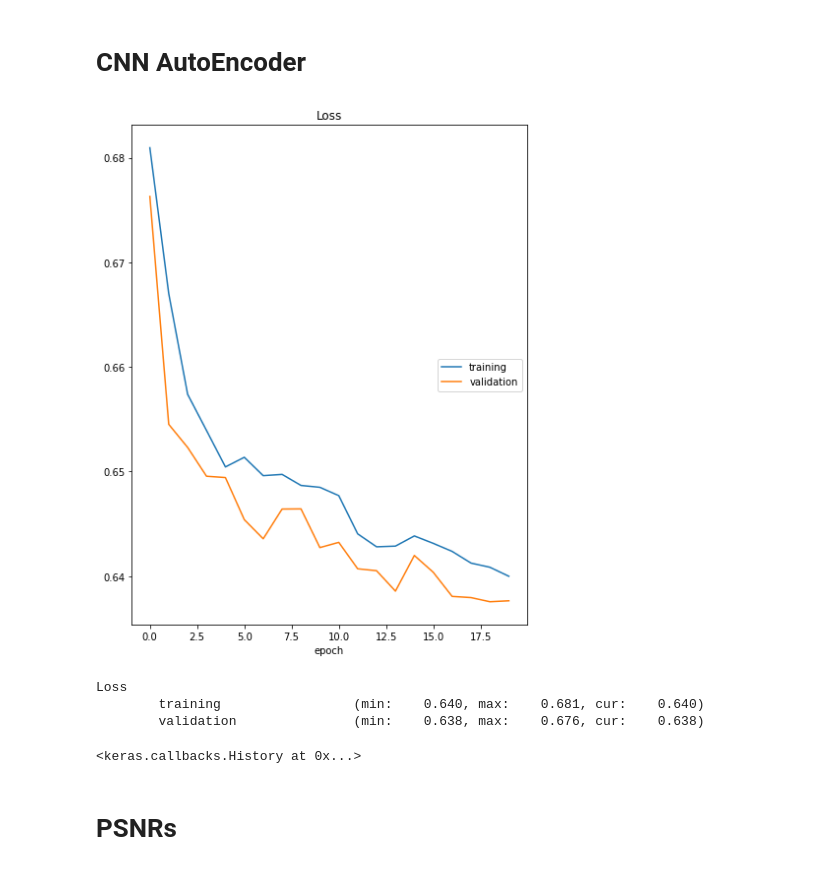
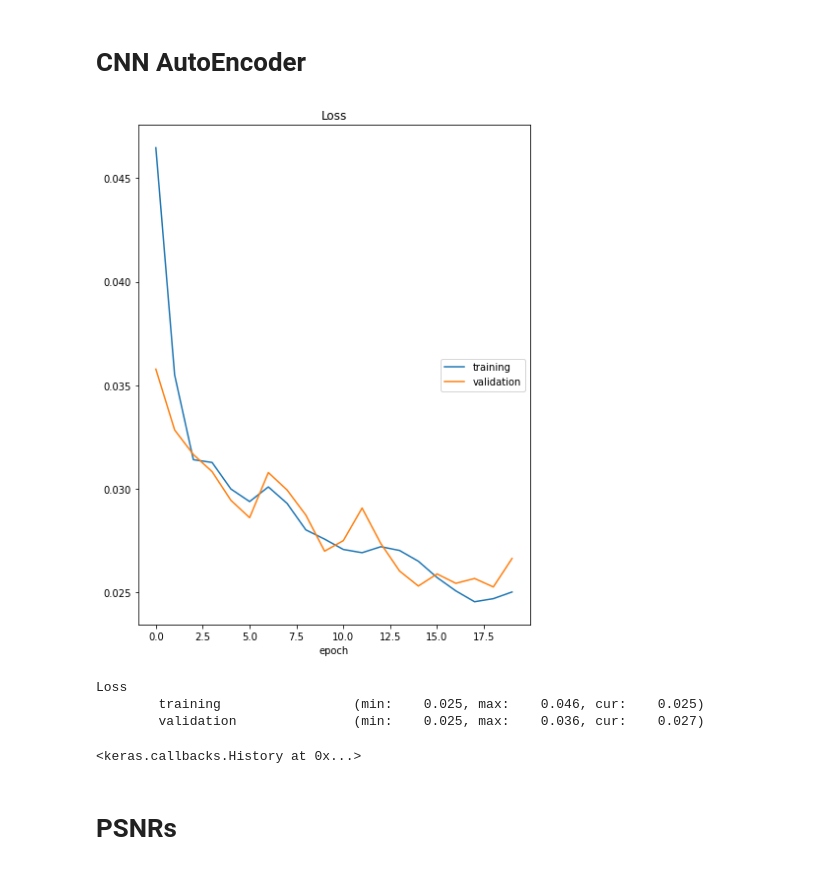
Before and after one commit to ali-kmirzaei/NN-and-DL, a Jupyter notebook: AutoEncoders.ipynb, the cells around one changed output. Cells and saved outputs as stored; diff of their text form; code cells hidden in the pictures.

```diff
--- a/AutoEncoders.ipynb
+++ b/AutoEncoders.ipynb
@@ -83,35 +83,36 @@ print(test_inputs.shape, test_outputs.shape)
 # %%
 EPOCHS = 20
 BATCH_SIZE = 64
 VALIDATION_SPLIT = 0.3
 LEARNING_RATE = 0.01
+LOSS = tf.keras.losses.MeanSquaredError()
 
 model = Sequential()
 model.add(Input((150,150,3)))
 # encoder network
 model.add(Conv2D(16, 3, activation= 'relu', padding='same'))
 model.add(MaxPooling2D(2, padding= 'same'))
 # decoder network
 model.add(Conv2D(16, 3, activation= 'relu', padding='same'))
 model.add(UpSampling2D(2))
 # output layer
 model.add(Conv2D(3, kernel_size=(3, 3), activation='sigmoid', padding= 'same'))
 
 OPT = Adam(learning_rate=LEARNING_RATE)
-model.compile(optimizer=OPT, loss='binary_crossentropy')
+model.compile(optimizer=OPT, loss=LOSS)
 print(model.summary())
 model.fit(train_inputs, train_outputs, epochs=EPOCHS, batch_size=BATCH_SIZE, validation_split=VALIDATION_SPLIT, callbacks=[PlotLossesKeras()], verbose=0)
 
 # ------------------------------------------------------------------------------
 # Results-Note!
 # Loss
-# 	training         	 (min:    0.640, max:    0.681, cur:    0.640)
-# 	validation       	 (min:    0.638, max:    0.676, cur:    0.638)
+# 	training         	 (min:    0.025, max:    0.046, cur:    0.025)
+# 	validation       	 (min:    0.025, max:    0.036, cur:    0.027)
 # %% [output]
-[figure, old version]
+[figure, new version]
 Loss
-        training                 (min:    0.640, max:    0.681, cur:    0.640)
-        validation               (min:    0.638, max:    0.676, cur:    0.638)
+        training                 (min:    0.025, max:    0.046, cur:    0.025)
+        validation               (min:    0.025, max:    0.036, cur:    0.027)
 <keras.callbacks.History at 0x...>
 # %% [markdown]
 # PSNRs
```
Also changed, not shown: parts of 3 cells of this notebook.
